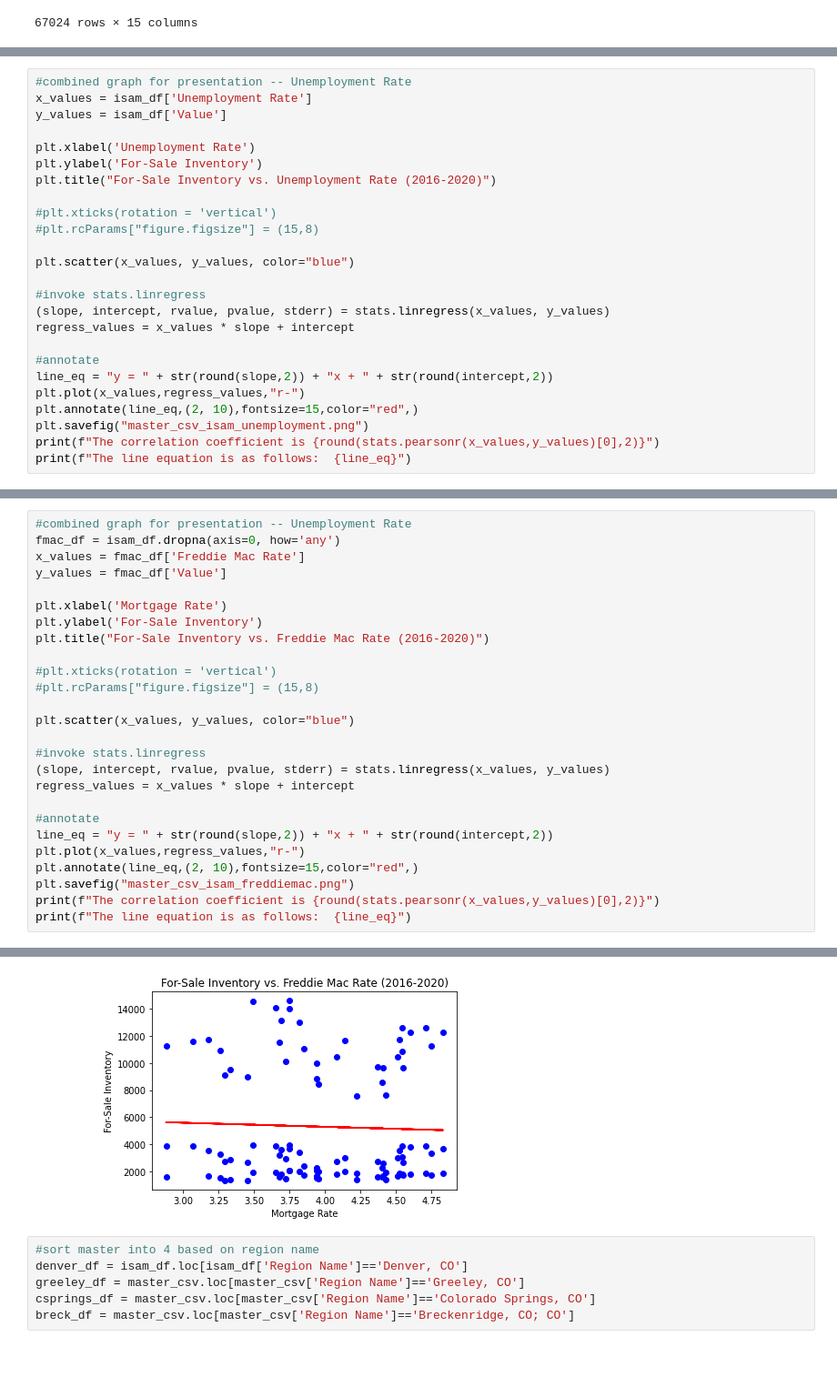
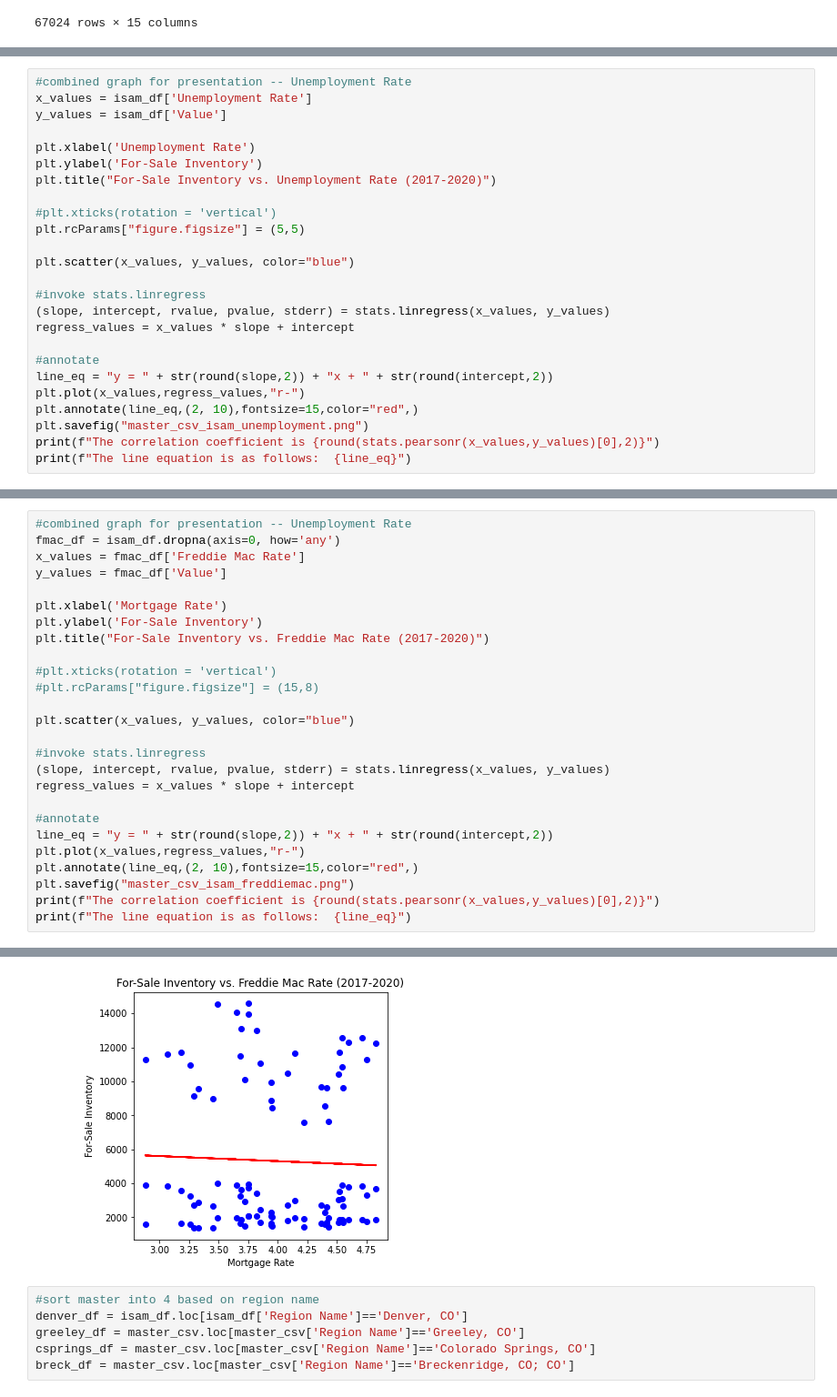
Before and after one commit to binetala/The_Very_Best_Team, a Jupyter notebook: Petey/pw_quandl_save.ipynb, the cells around one changed output, grey strips where cells are left out. Shown: that part at 91% size. Drawn from its saved outputs; the diff is of its cells as text; blank space fills up the shorter version.

```diff
--- a/Petey/pw_quandl_save.ipynb
+++ b/Petey/pw_quandl_save.ipynb
@@ -38,10 +41,10 @@ y_values = isam_df['Value']
 
 plt.xlabel('Unemployment Rate')
 plt.ylabel('For-Sale Inventory')
-plt.title("For-Sale Inventory vs. Unemployment Rate (2016-2020)")
+plt.title("For-Sale Inventory vs. Unemployment Rate (2017-2020)")
 
 #plt.xticks(rotation = 'vertical')
-#plt.rcParams["figure.figsize"] = (15,8)
+plt.rcParams["figure.figsize"] = (5,5)
 
 plt.scatter(x_values, y_values, color="blue")
 
@@ -92,33 +95,33 @@ The line equation is as follows:  y = 0.01x + -2681.51
 # %%
 #combined graph for presentation -- Unemployment Rate
 fmac_df = isam_df.dropna(axis=0, how='any')
 x_values = fmac_df['Freddie Mac Rate']
 y_values = fmac_df['Value']
 
 plt.xlabel('Mortgage Rate')
 plt.ylabel('For-Sale Inventory')
-plt.title("For-Sale Inventory vs. Freddie Mac Rate (2016-2020)")
+plt.title("For-Sale Inventory vs. Freddie Mac Rate (2017-2020)")
 
 #plt.xticks(rotation = 'vertical')
 #plt.rcParams["figure.figsize"] = (15,8)
 
 plt.scatter(x_values, y_values, color="blue")
 
 #invoke stats.linregress
 (slope, intercept, rvalue, pvalue, stderr) = stats.linregress(x_values, y_values)
 regress_values = x_values * slope + intercept
 
 #annotate
 line_eq = "y = " + str(round(slope,2)) + "x + " + str(round(intercept,2))
 plt.plot(x_values,regress_values,"r-")
 plt.annotate(line_eq,(2, 10),fontsize=15,color="red",)
 plt.savefig("master_csv_isam_freddiemac.png")
 print(f"The correlation coefficient is {round(stats.pearsonr(x_values,y_values)[0],2)}")
 print(f"The line equation is as follows:  {line_eq}")
 # %% [output]
 The correlation coefficient is -0.04
 The line equation is as follows:  y = -299.46x + 6501.29
-[figure, old version]
+[figure, new version]
 # %%
 #sort master into 4 based on region name
 denver_df = isam_df.loc[isam_df['Region Name']=='Denver, CO']
```
Also changed, not shown: parts of 18 cells of this notebook, 9 other files.
